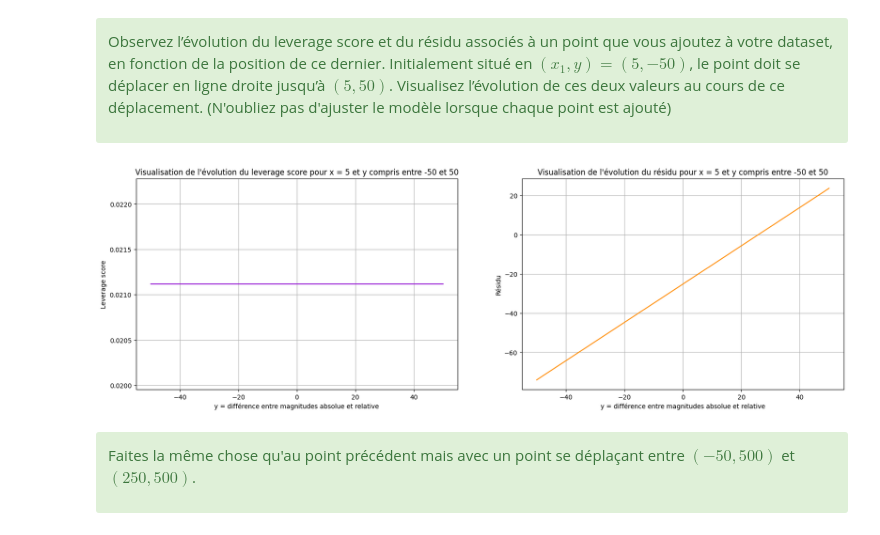
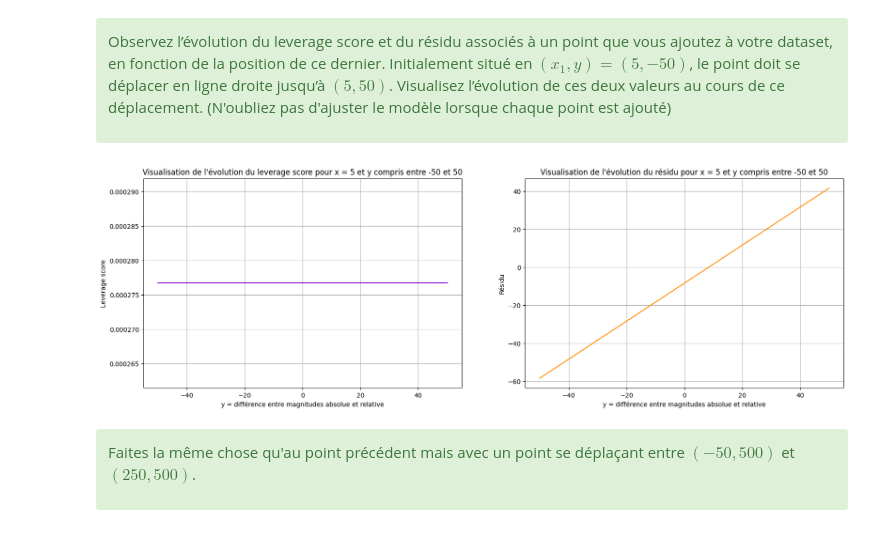
Before and after one commit to MehdiBoustani/Estimation-par-intervalle-et-regression, a Jupyter notebook: math0487_hw2.ipynb, the cells around one changed output. Cells and saved outputs as stored; diff of their text form; code cells hidden in the pictures.

```diff
--- a/math0487_hw2.ipynb
+++ b/math0487_hw2.ipynb
@@ -352,8 +254,7 @@ Ensuite, générez l'histogramme de cette variable dans l'échantillon.
 </div>
 # %%
 # Récupération des données
-var = "Vmag"
-vmag = data[var]
+vmag = data["Vmag"]
 
 # Calcul des statistiques
 mean = np.mean(vmag)
@@ -601,7 +500,7 @@ Générez un nuage de points représentant les valeurs de votre variable d'obser
 </div>
 # %%
 # Nouvelle variable prédictive : log10(angle de la parallaxe)
-log10plx = np.log10(plx)
+log10plx = np.log10(plx).reshape(-1, 1)
 
 fig, axs = plt.subplots(1, 2, figsize=(20, 6))
 
@@ -610,9 +509,9 @@ axs[0].scatter(log10plx, diff, color='darkorange', alpha = 0.3, label="Variables
 
 # Modèle de régression linéaire
 log10model = LinearRegression(fit_intercept=True)
-log10model.fit(log10plx.reshape(-1, 1), diff)
+log10model.fit(log10plx, diff)
 log10x = np.linspace(min(log10plx), max(log10plx), 100)
-y = log10model.predict(log10x.reshape(-1, 1))
+y = log10model.predict(log10x)
 
 axs[0].set_xscale("log", base = 10)
 axs[0].plot(log10x, y, color='darkviolet', label="Modèle de régression linéaire")
@@ -623,13 +522,13 @@ axs[0].grid(True)
 axs[0].legend()
 
 # Evolution des résidus par rapport à la variable prédictive
-log10predictions = log10model.predict(log10plx.reshape(-1, 1))
+log10predictions = log10model.predict(log10plx)
 residuals = diff - log10predictions
 yref = 0 * log10x
 
 axs[1].set_xscale("log", base = 10)
-axs[1].scatter(plx, residuals, color='cornflowerblue', alpha = 0.3, label="Résidus")
-axs[1].plot(x, yref, color='red', label="y = 0")
+axs[1].scatter(log10plx.ravel(), residuals, color='cornflowerblue', alpha = 0.3, label="Résidus")
+axs[1].plot(log10x, yref, color='red', label="y = 0")
 axs[1].set_title("Evolution des résidus en fonction du log de l'angle de la parallaxe")
 axs[1].set_xlabel("Logarithme en base 10 de l'angle de la parallaxe [-]")
 axs[1].set_ylabel("Résidus de régression [-]")
@@ -637,8 +536,7 @@ axs[1].grid(True)
 axs[1].legend()
 
 # Calcul du coefficient de détermination R²
-#r2 = model.score(plx.reshape(-1, 1), diff)
-r2 = log10model.score(log10plx.reshape(-1, 1), diff)
+r2 = log10model.score(log10plx, diff)
 print("Coefficient de détermination R² :", r2)
 
 # Calcul de la MSE
@@ -704,60 +604,59 @@ Observez l’évolution du leverage score et du résidu associés à un point qu
 </div>
 # %%
 # Point à ajouter au dataset
-# Angle de la parallaxe fixe : x = 5 degrés
-x = 5
+# Angle de la parallaxe fixe : x = 5 degrés (log10 car on travaille avec log10(PLx))
+x = np.log10(5)
+
 # Différence de magnitude : variation entre -50 et 50
 y = np.linspace(-50, 50, 101)
 length_y = y.size
 
-# Matrice de 1
-length_log10plx = len(log10plx)
-w = np.ones(length_log10plx + 1)
-
-# La valeur de x reste constante donc le vecteur x_new également
-x_new = np.append(log10plx, x)
-X_transpose = np.stack((w, x_new))
-# Calcul de la Hat matrix H (qui sera indentique pour tous les cas)
-X = X_transpose.T
-X_inv = np.linalg.inv(X_transpose @ X)
-H = X @ X_inv @ X_transpose
-# Récupération du leverage_score associé au point ajouté
-leverage = H[-1, -1]
-
-leverages = leverage * np.ones(length_y)
+leverages = []
 residus = []
 
 # Ajout du point au dataset et calcul du leverage score et du résidu associé à ce point
 for i in range(length_y):
+    # La valeur de x reste constante donc le vecteur x_new également
+    x_new = np.append(log10plx, x)
 
-  # Ajout du point au dataset
-  y_new = np.append(diff, y[i])
+    # Ajout du point au dataset
+    y_new = np.append(diff, y[i])
 
-  # Calcul du résidu associé au point ajouté au dataset
-  model = LinearRegression(fit_intercept=True)
-  model.fit(x_new.reshape(-1, 1), y_new)
-  predictions_new = model.predict(x_new.reshape(-1, 1))
-  res = y_new[-1] - predictions_new[-1]
-  residus.append(res)
+    # Calcul de la Hat matrix pour ce point
+    w = np.ones(len(x_new))
+    X_transpose = np.stack((w, x_new))
+    X = X_transpose.T
+    X_inv = np.linalg.inv(X_transpose @ X)
+    H = X @ X_inv @ X_transpose
+
+    # Récupération du leverage score associé au point ajouté
+    leverages.append(H[-1, -1])
+
+    # Calcul du résidu associé au point ajouté au dataset
+    model = LinearRegression(fit_intercept=True)
+    model.fit(x_new.reshape(-1, 1), y_new)
+    predictions_new = model.predict(x_new.reshape(-1, 1))
+    res = y_new[-1] - predictions_new[-1]
+    residus.append(res)
 
 # Visualisation de l'évolution des valeurs de leverage score et de résidu
 fig, axs = plt.subplots(1, 2, figsize=(20, 6))
 
 # Leverage scores
 axs[0].plot(y, leverages, color='darkviolet')
 axs[0].set_xlabel('y = différence entre magnitudes absolue et relative')
 axs[0].set_ylabel('Leverage score')
 axs[0].set_title("Visualisation de l'évolution du leverage score pour x = 5 et y compris entre -50 et 50")
 axs[0].grid(True)
 
 # Résidus
 axs[1].plot(y, residus, color='darkorange', label="Evolution des résidus")
 axs[1].set_xlabel('y = différence entre magnitudes absolue et relative')
 axs[1].set_ylabel('Résidu')
 axs[1].set_title("Visualisation de l'évolution du résidu pour x = 5 et y compris entre -50 et 50")
 axs[1].grid(True)
 # %% [output]
-[figure, old version]
+[figure, new version]
 # %% [markdown]
 <div class="alert alert-block alert-success">
 
```
Also changed, not shown: parts of 13 cells of this notebook, 3 other files.
